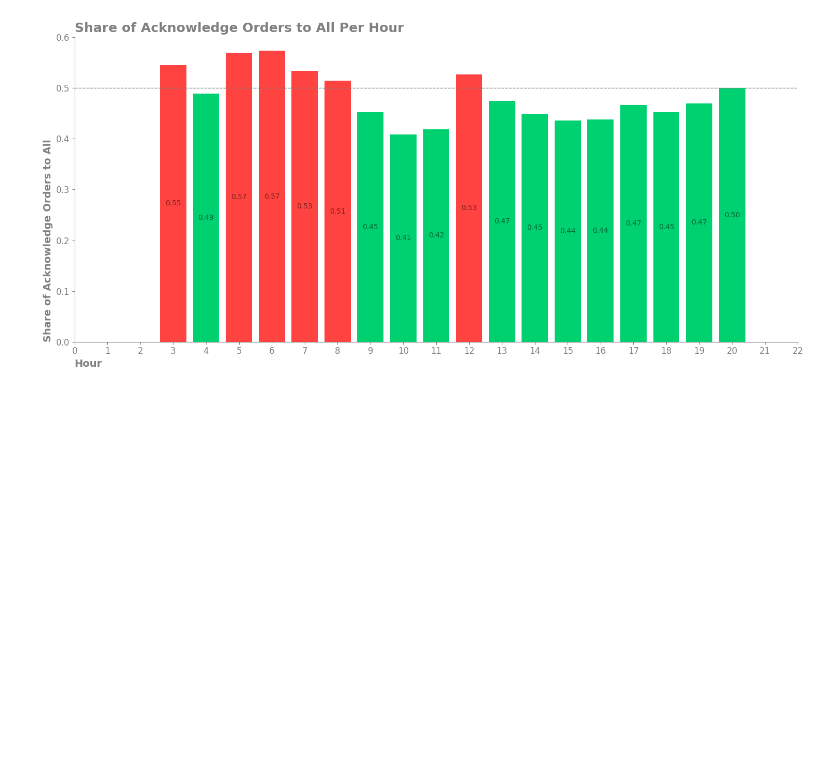
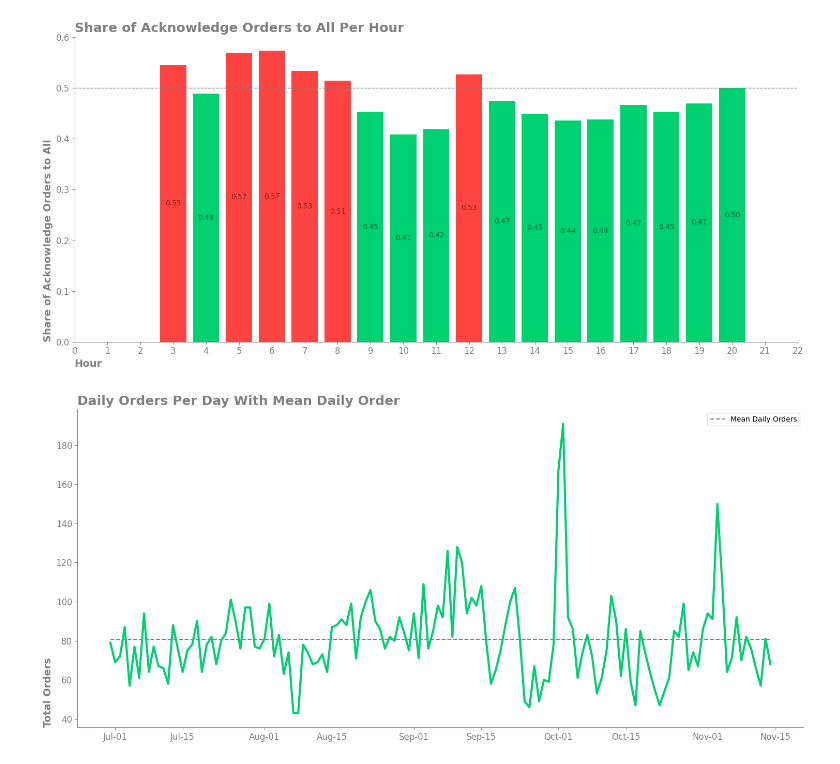
Before and after one commit to alinaddafi/order-delay-analysis, a Jupyter notebook: notebook/order-delay-prediction.ipynb, the cells around one changed output. Drawn from its saved outputs; the diff is of its cells as text; code cells hidden in the pictures; blank space fills up the shorter version.

Commit message:
Add daily orders time series with mean reference line

```diff
--- a/notebook/order-delay-prediction.ipynb
+++ b/notebook/order-delay-prediction.ipynb
@@ -134,3 +134,50 @@ plt.tight_layout()
 plt.show()
 # %% [output]
 [figure]
+# %%
+daily_orders = (
+    orders.groupby(['created_date'], as_index=False)
+    .agg(daily_order=('created_date', 'count'))
+    .set_index('created_date')
+    .iloc[:-1]
+)
+# %%
+
+fig, ax= plt.subplots(figsize=(15, 7))
+ax.hlines(
+    daily_orders["daily_order"].mean(),
+    xmin= daily_orders.index.min(),
+    xmax= daily_orders.index.max(),
+    linestyle= "dashed",
+    color= "gray",
+    label= "Mean Daily Orders"
+)
+ax.plot(daily_orders, lw= 3, color= "#00D170")
+ax.spines[["top", "right"]].set_visible(False)
+ax.spines[["left", "bottom"]].set_color("gray")
+ax.tick_params(axis="x", colors="gray", labelsize="large")
+ax.tick_params(axis="y", colors="gray", labelsize="large")
+
+ax.set_ylabel(
+    "Total Orders",
+    loc = "bottom",
+    weight= "bold",
+    fontsize =14,
+    color= "gray"
+)
+
+ax.set_title(
+    "Daily Orders Per Day With Mean Daily Order",
+    loc = "left",
+    weight= "bold",
+    fontsize =18,
+    color= "gray"
+)
+
+ax.xaxis.set_major_formatter(mdates.DateFormatter('%b-%d'))
+
+plt.legend()
+plt.tight_layout()
+plt.show()
+# %% [output]
+[figure, added]
```
